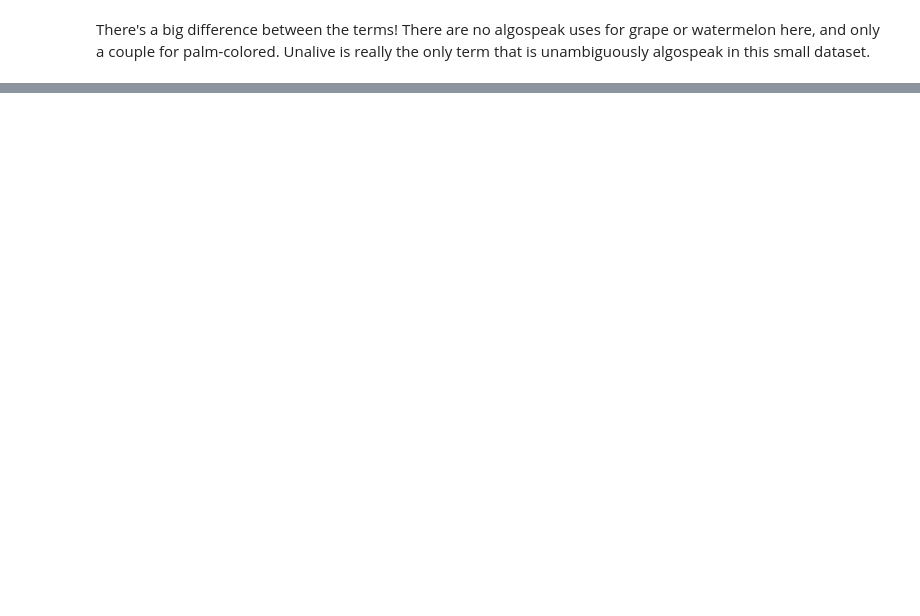
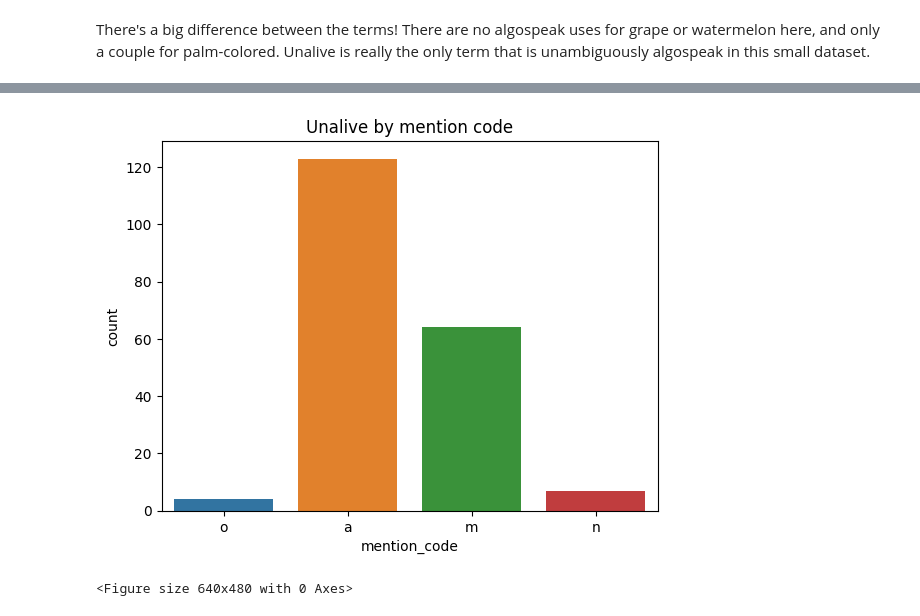
Before and after one commit to Data-Science-for-Linguists-2025/Algospeak-on-Bluesky, a Jupyter notebook: coded_data_viz.ipynb, the cells around one changed output, grey strips where cells are left out. Drawn from its saved outputs; the diff is of its cells as text; code cells hidden in the pictures; blank space fills up the shorter version.

```diff
--- a/coded_data_viz.ipynb
+++ b/coded_data_viz.ipynb
@@ -90,0 +98,3 @@ There's a big difference between the terms! There are no algospeak uses for grap
+# %%
+unalive_df = pd.read_csv('unalive_top_posts.csv')
+unalive_df.sample(10)
@@ -90,0 +113,7 @@ There's a big difference between the terms! There are no algospeak uses for grap
+# %%
+sns.countplot(x = 'mention_code', hue='mention_code', data = unalive_df).set_title('Unalive by mention code')
+plt.show()
+plt.savefig('unalive_by_code.png')
+# %% [output]
+[figure, added]
+<Figure size 640x480 with 0 Axes>
```
Also changed, not shown: parts of 8 cells of this notebook, 5 other files.
